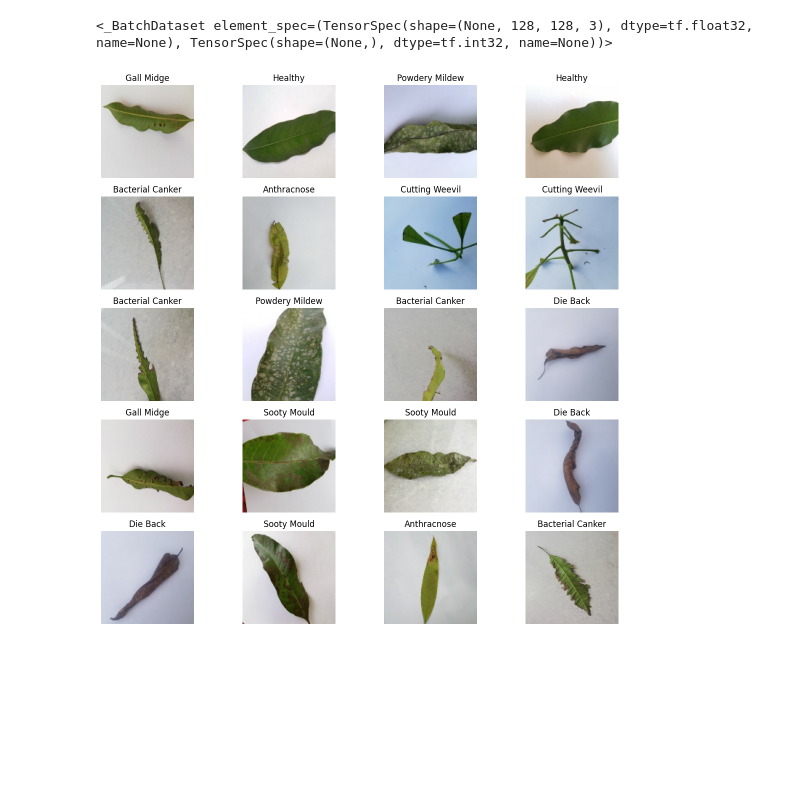
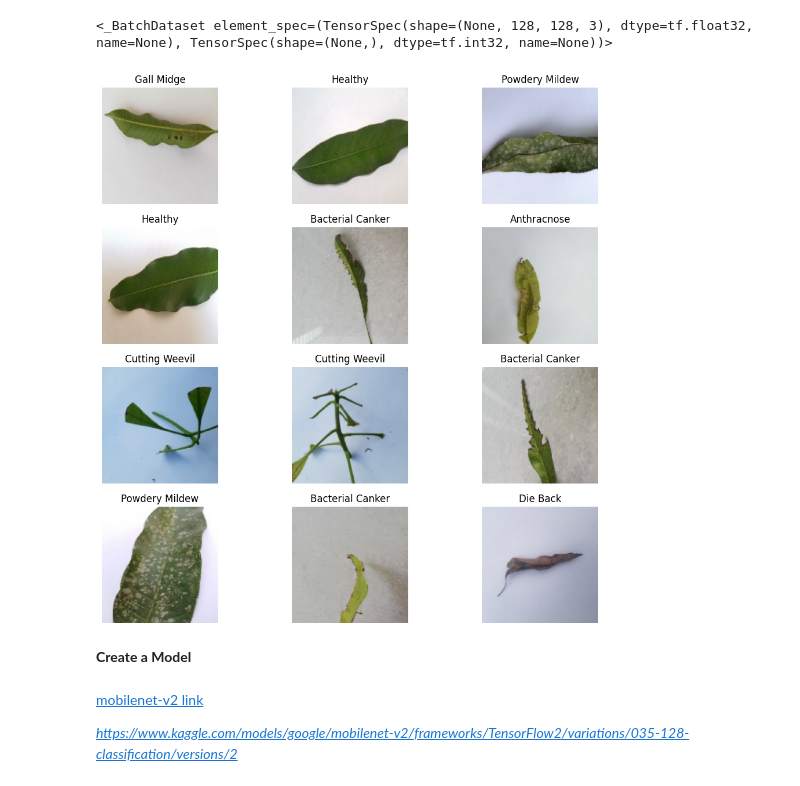
Before and after one commit to lazy-wolf/python-class-notes, a Jupyter notebook: Kaggle_Dataset.ipynb, the cells around one changed output. Drawn from its saved outputs; the diff is of its cells as text; code cells hidden in the pictures; blank space fills up the shorter version.

```diff
--- a/Kaggle_Dataset.ipynb
+++ b/Kaggle_Dataset.ipynb
@@ -69,15 +74,21 @@ val_data
 # %% [output]
 <_BatchDataset element_spec=(TensorSpec(shape=(None, 128, 128, 3), dtype=tf.float32, name=None), TensorSpec(shape=(None,), dtype=tf.int32, name=None))>
 # %%
-plt.figure(figsize=(14, 14))
+plt.figure(figsize=(12, 12))
 for images, labels in train_data.take(1):
-    for i in range(20):
-        ax = plt.subplot(5, 4, i + 1)
+    for i in range(12):
+        ax = plt.subplot(4, 3, i + 1)
         plt.imshow(images[i].numpy().astype("uint8"))
         plt.title(class_names[labels[i]])
         plt.axis("off")
 # %% [output]
-[figure, old version]
+[figure, new version]
+# %% [markdown]
+**Create a Model**
+# %% [markdown]
+[mobilenet-v2 link](https://www.kaggle.com/models/google/mobilenet-v2/frameworks/TensorFlow2/variations/035-128-classification/versions/2)
+
+*https://www.kaggle.com/models/google/mobilenet-v2/frameworks/TensorFlow2/variations/035-128-classification/versions/2*
 # %%
 normalization_layer = tf.keras.layers.Rescaling(1./255)
 # %%
```
Also changed, not shown: parts of 38 cells of this notebook.
